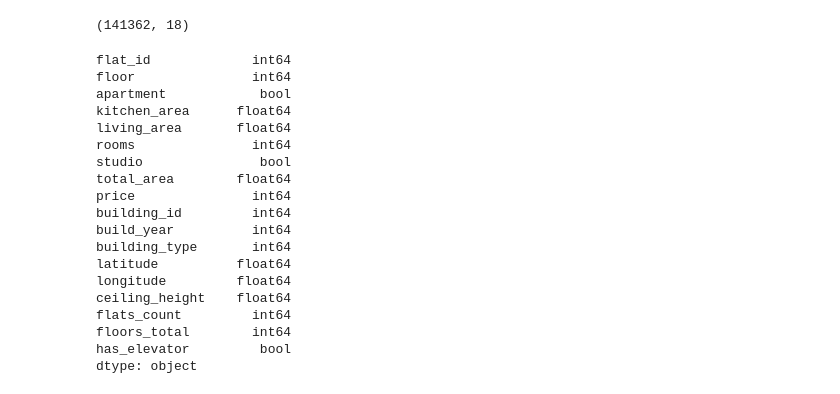
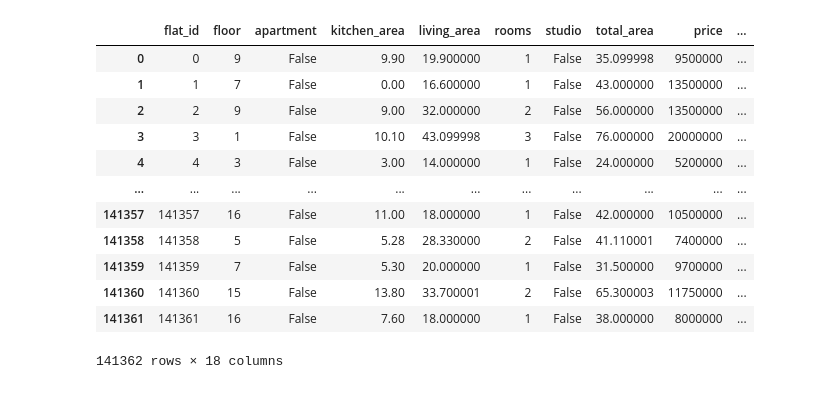
Before and after one commit to R6DJO/mle-project-sprint-1-v001, a Jupyter notebook: part1_airflow/notebooks/test1.ipynb, the cells around one changed output. Cells and saved outputs as stored; diff of their text form; code cells hidden in the pictures.

```diff
--- a/part1_airflow/notebooks/test1.ipynb
+++ b/part1_airflow/notebooks/test1.ipynb
@@ -23,37 +23,25 @@ def create_connection():
 # установите соединение с базой
 conn = create_connection()
 # %%
-data_unique = pd.read_sql('''
-                           select f.id flat_id,f.floor,f.is_apartment apartment,f.kitchen_area,f.living_area,f.rooms,
-        f.studio,f.total_area,f.price,f.building_id,
-        b.build_year,b.building_type_int building_type,b.latitude,b.longitude,
-        b.ceiling_height,b.flats_count,b.floors_total,b.has_elevator
-        from flats as f
-        join buildings as b on f.building_id=b.id
-                   ''', conn)
-data_unique
-data_unique.shape
+flats_orig = pd.read_sql('''
+select f.flat_id,f.floor,f.apartment,f.kitchen_area,f.living_area,f.rooms,
+f.studio,f.total_area,f.price,f.build_id,
+f.build_year,f.build_type,f.latitude,f.longitude,
+f.ceiling_height,f.flats_count,f.floors_total,f.has_elevator
+from flats_churn as f
+''', conn)
+flats_orig
 # %% [output]
+|  | flat_id | floor | apartment | kitchen_area | living_area | rooms | studio | total_area | price | ... |
+| 0 | 0 | 9 | False | 9.90 | 19.900000 | 1 | False | 35.099998 | 9500000 | ... |
+| 1 | 1 | 7 | False | 0.00 | 16.600000 | 1 | False | 43.000000 | 13500000 | ... |
+| 2 | 2 | 9 | False | 9.00 | 32.000000 | 2 | False | 56.000000 | 13500000 | ... |
+| 3 | 3 | 1 | False | 10.10 | 43.099998 | 3 | False | 76.000000 | 20000000 | ... |
+| 4 | 4 | 3 | False | 3.00 | 14.000000 | 1 | False | 24.000000 | 5200000 | ... |
+| ... | ... | ... | ... | ... | ... | ... | ... | ... | ... | ... |
+| 141357 | 141357 | 16 | False | 11.00 | 18.000000 | 1 | False | 42.000000 | 10500000 | ... |
+| 141358 | 141358 | 5 | False | 5.28 | 28.330000 | 2 | False | 41.110001 | 7400000 | ... |
+| 141359 | 141359 | 7 | False | 5.30 | 20.000000 | 1 | False | 31.500000 | 9700000 | ... |
+| 141360 | 141360 | 15 | False | 13.80 | 33.700001 | 2 | False | 65.300003 | 11750000 | ... |
+| 141361 | 141361 | 16 | False | 7.60 | 18.000000 | 1 | False | 38.000000 | 8000000 | ... |
-(141362, 18)
+141362 rows × 18 columns
-# %%
-print(data_unique.dtypes)
-# %% [output]
-flat_id             int64
-floor               int64
-apartment            bool
-kitchen_area      float64
-living_area       float64
-rooms               int64
-studio               bool
-total_area        float64
-price               int64
-building_id         int64
-build_year          int64
-building_type       int64
-latitude          float64
-longitude         float64
-ceiling_height    float64
-flats_count         int64
-floors_total        int64
-has_elevator         bool
-dtype: object
```
Also changed, not shown: parts of 29 cells of this notebook, 2 other files.
